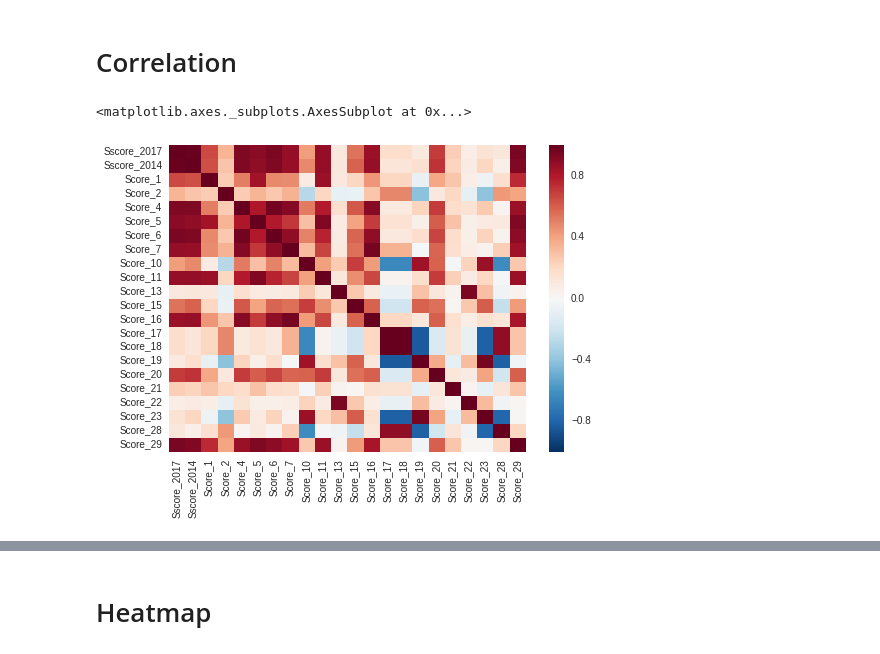
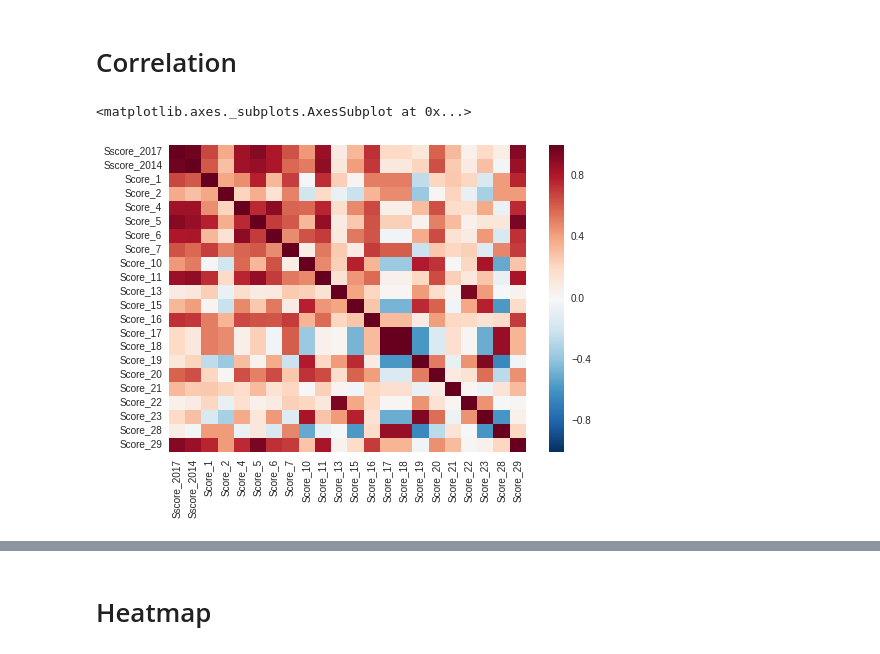
Before and after one commit to eead-csic-compbio/metagenome_Pfam_score, a Jupyter notebook: data/metagenomic_dataset/notebooks/Scatter_regresion.ipynb, the cells around one changed output, grey strips where cells are left out. Saved outputs shown, nothing was run; the diff lists cells and outputs as text; code cells hidden in the pictures.

```diff
--- a/data/metagenomic_dataset/notebooks/Scatter_regresion.ipynb
+++ b/data/metagenomic_dataset/notebooks/Scatter_regresion.ipynb
@@ -178,21 +160,12 @@ Float64Index([4489656.3, 4489655.3, 4489654.3, 4489649.3, 4489648.3, 4489645.3,
              dtype='float64', name='ID ', length=923)
 # %% [markdown]
 # Correlation
-# %%
-#Graph 1
-del new_metadf ['MSL']
-del new_metadf ['30']
-del new_metadf ['60']
-del new_metadf ['100']
-del new_metadf ['150']
-del new_metadf ['200']
-del new_metadf ['250']
-del new_metadf ['300']
-corr_paths=new_metadf.corr()
-sns.heatmap(corr_paths, annot=False)
-# %% [output]
-<matplotlib.axes._subplots.AxesSubplot at 0x...>
-[figure, removed]
+# %%
+corr_paths=new_metadf.corr(method='spearman')
+sns.heatmap(corr_paths, annot=False)
+# %% [output]
+<matplotlib.axes._subplots.AxesSubplot at 0x...>
+[figure, added]
 # %%
 #Example 2
 axs = sns.clustermap(corr_paths)
```
Also changed, not shown: parts of 13 cells of this notebook.
